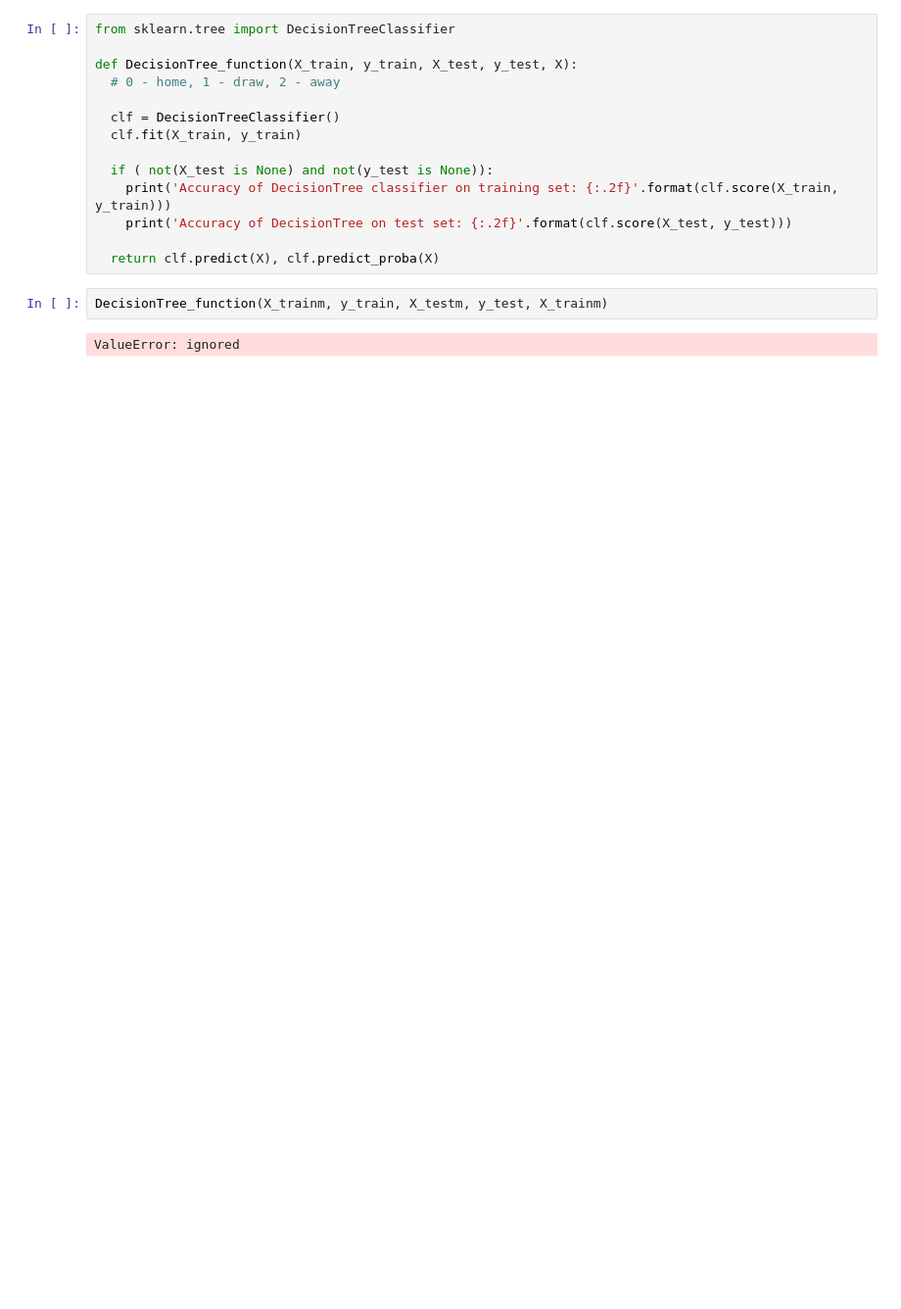
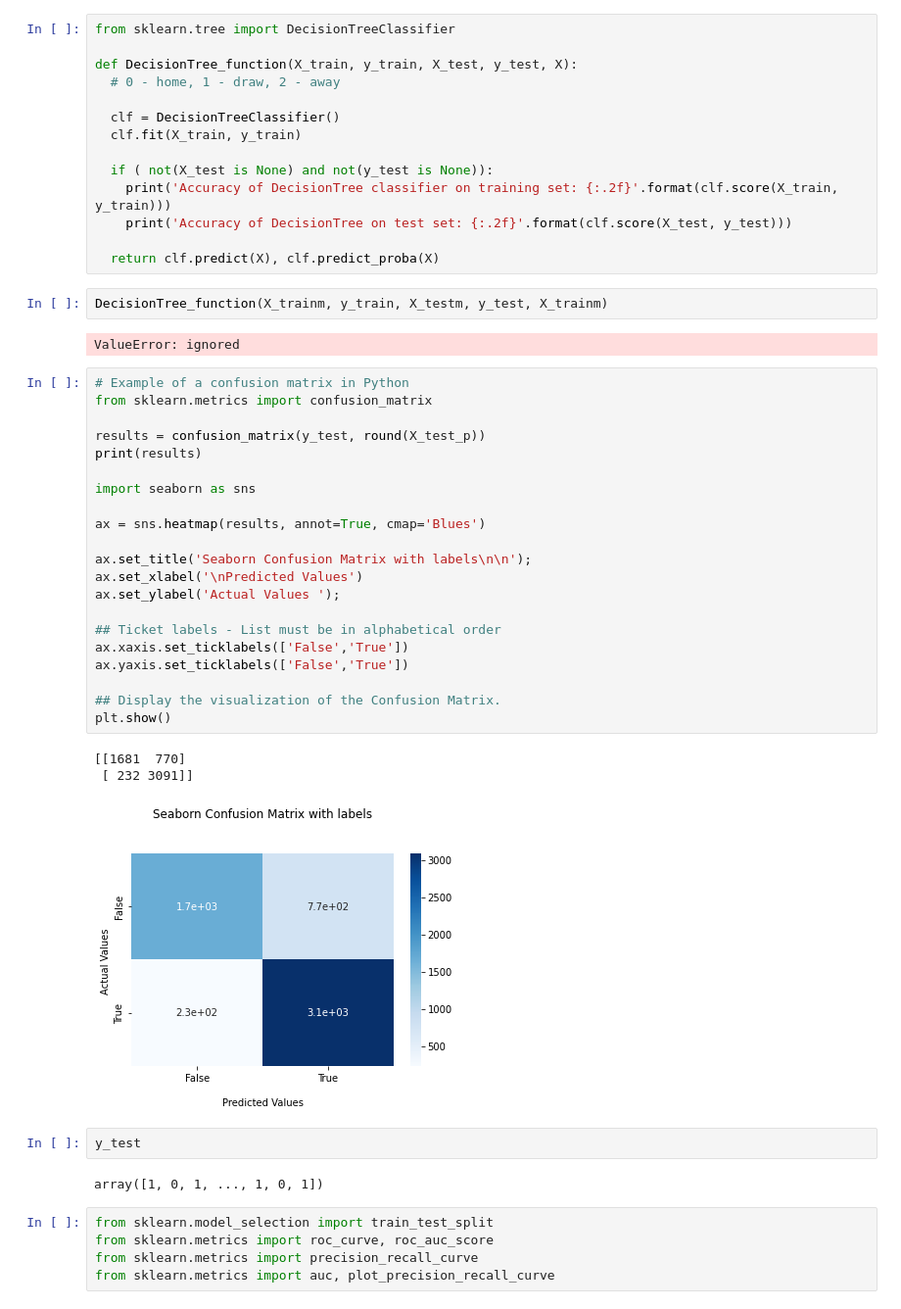
Before and after one commit to stazam/DTSE-project, a Jupyter notebook: DTSE_steam_data_reviews.ipynb, the cells around one changed output. Shown: that part at 98% size. Cells and saved outputs as stored; diff of their text form; blank space fills up the shorter version.

```diff
--- a/DTSE_steam_data_reviews.ipynb
+++ b/DTSE_steam_data_reviews.ipynb
@@ -479,3 +471,37 @@ def DecisionTree_function(X_train, y_train, X_test, y_test, X):
 DecisionTree_function(X_trainm, y_train, X_testm, y_test, X_trainm)
 # %% [output]
 ValueError: ignored
+# %%
+# Example of a confusion matrix in Python
+from sklearn.metrics import confusion_matrix
+
+results = confusion_matrix(y_test, round(X_test_p))
+print(results)
+
+import seaborn as sns
+
+ax = sns.heatmap(results, annot=True, cmap='Blues')
+
+ax.set_title('Seaborn Confusion Matrix with labels\n\n');
+ax.set_xlabel('\nPredicted Values')
+ax.set_ylabel('Actual Values ');
+
+## Ticket labels - List must be in alphabetical order
+ax.xaxis.set_ticklabels(['False','True'])
+ax.yaxis.set_ticklabels(['False','True'])
+
+## Display the visualization of the Confusion Matrix.
+plt.show()
+# %% [output]
+[[1681  770]
+ [ 232 3091]]
+[figure, added]
+# %%
+y_test
+# %% [output]
+array([1, 0, 1, ..., 1, 0, 1])
+# %%
+from sklearn.model_selection import train_test_split
+from sklearn.metrics import roc_curve, roc_auc_score
+from sklearn.metrics import precision_recall_curve
+from sklearn.metrics import auc, plot_precision_recall_curve
```
Also changed, not shown: parts of 2 cells of this notebook.
